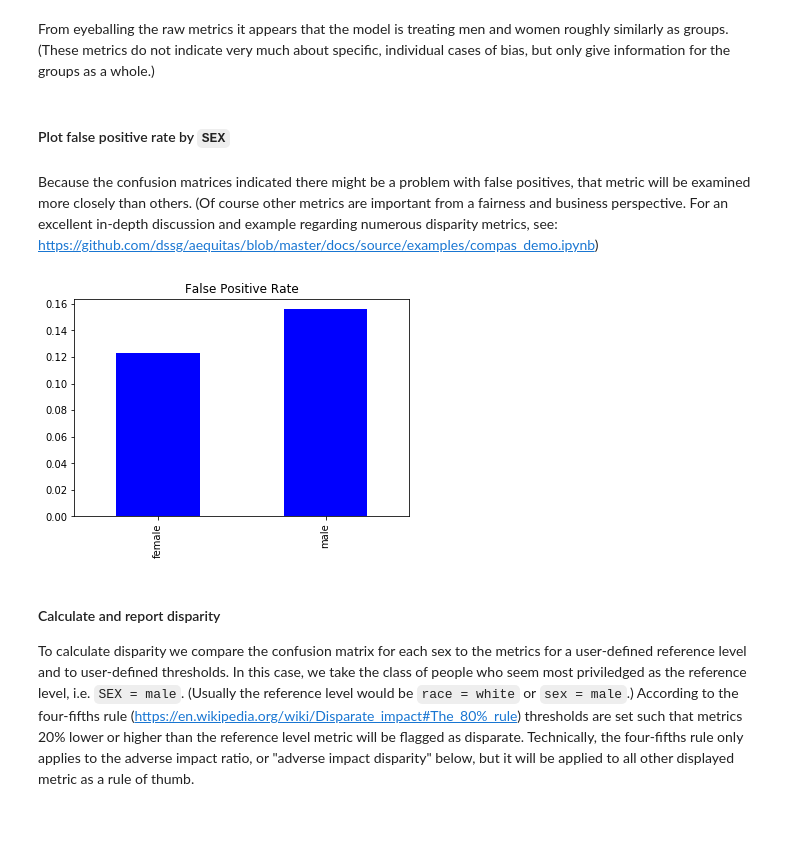
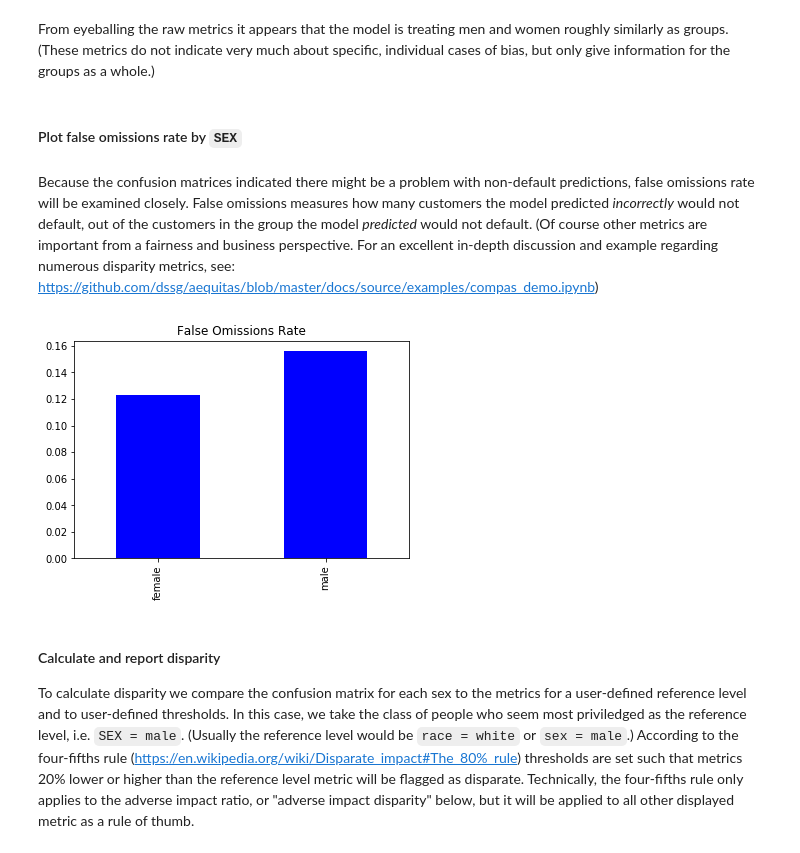
Before and after one commit to jphall663/interpretable_machine_learning_with_python, a Jupyter notebook: dia.ipynb, the cells around one changed output. Drawn from its saved outputs; the diff is of its cells as text; code cells hidden in the pictures; blank space fills up the shorter version.

```diff
--- a/dia.ipynb
+++ b/dia.ipynb
@@ -576,13 +577,13 @@ metrics_frame
 # %% [markdown]
 From eyeballing the raw metrics it appears that the model is treating men and women roughly similarly as groups. (These metrics do not indicate very much about specific, individual cases of bias, but only give information for the groups as a whole.)
 # %% [markdown]
-#### Plot false positive rate by `SEX`
+#### Plot false omissions rate by `SEX`
 # %% [markdown]
-Because the confusion matrices indicated there might be a problem with false positives, that metric will be examined more closely than others. (Of course other metrics are important from a fairness and business perspective. For an excellent in-depth discussion and example regarding numerous disparity metrics, see: https://github.com/dssg/aequitas/blob/master/docs/source/examples/compas_demo.ipynb)
+Because the confusion matrices indicated there might be a problem with non-default predictions, false omissions rate will be examined closely. False omissions measures how many customers the model predicted *incorrectly* would not default, out of the customers in the group the model *predicted* would not default. (Of course other metrics are important from a fairness and business perspective. For an excellent in-depth discussion and example regarding numerous disparity metrics, see: https://github.com/dssg/aequitas/blob/master/docs/source/examples/compas_demo.ipynb)
 # %%
-_ = metrics_frame['False Positive Rate'].plot(kind='bar', color='b', title='False Positive Rate')
+_ = metrics_frame['False Omissions Rate'].plot(kind='bar', color='b', title='False Omissions Rate')
 # %% [output]
-[figure, old version]
+[figure, new version]
 # %% [markdown]
 #### Calculate and report disparity
 To calculate disparity we compare the confusion matrix for each sex to the metrics for a user-defined reference level and to user-defined thresholds. In this case, we take the class of people who seem most priviledged as the reference level, i.e. `SEX = male`. (Usually the reference level would be `race = white` or `sex = male`.) According to the four-fifths rule (https://en.wikipedia.org/wiki/Disparate_impact#The_80%_rule) thresholds are set such that metrics 20% lower or higher than the reference level metric will be flagged as disparate. Technically, the four-fifths rule only applies to the adverse impact ratio, or "adverse impact disparity" below, but it will be applied to all other displayed metric as a rule of thumb.
```
Also changed, not shown: parts of 16 cells of this notebook, 2 other files.
